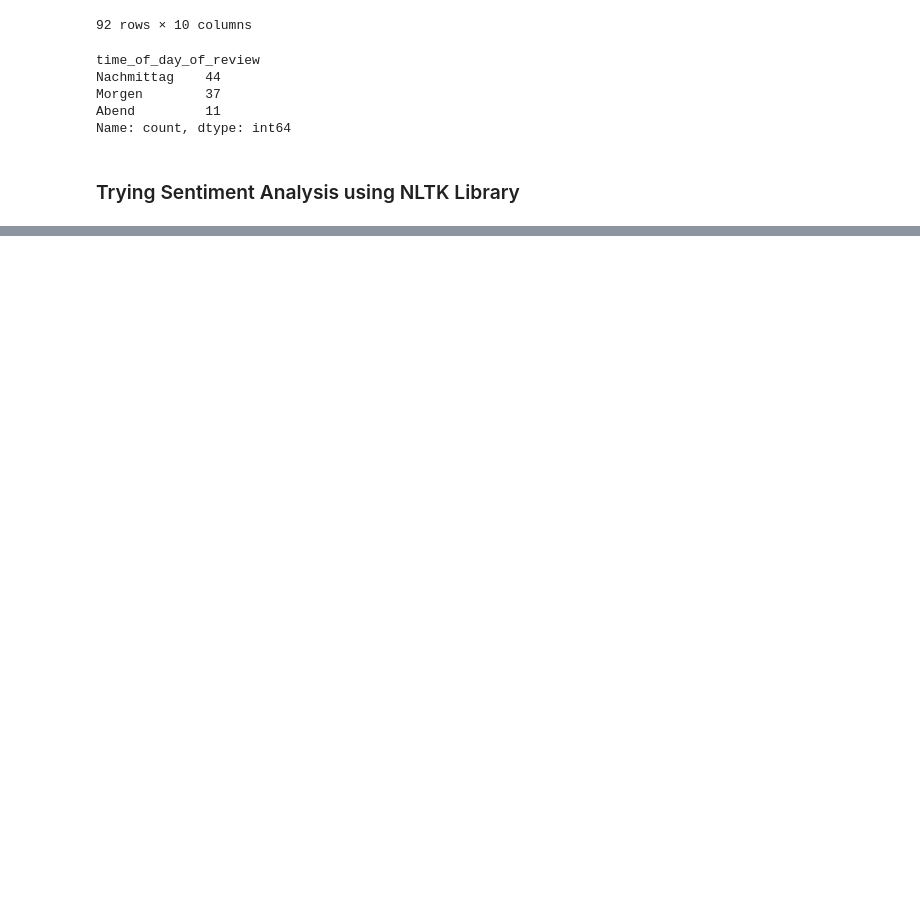
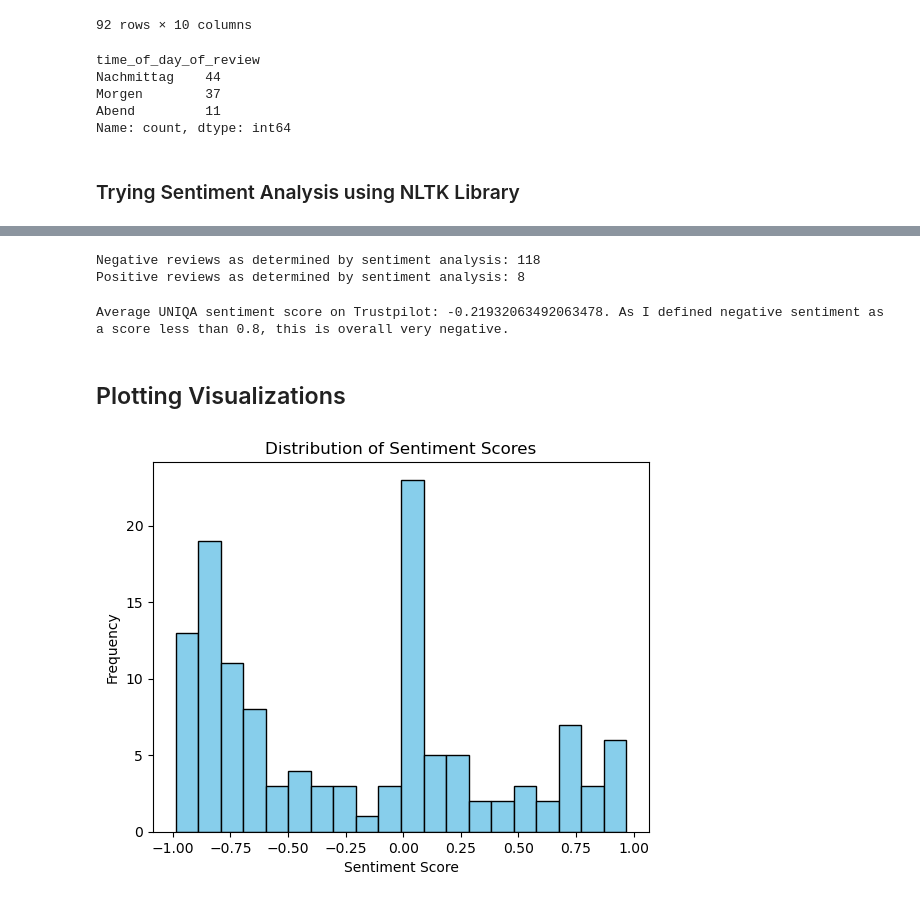
Before and after one commit to corinne167225/Capstone_UNIQA, a Jupyter notebook: Untitled.ipynb, the cells around one changed output, grey strips where cells are left out. Cells and saved outputs as stored; diff of their text form; code cells hidden in the pictures; blank space fills up the shorter version.

Commit message:
adding visualizations and sentiment analysis

```diff
--- a/Untitled.ipynb
+++ b/Untitled.ipynb
@@ -278,0 +266,28 @@ print(sentiment_score)
+# %%
+sentiment_results = []
+sentiment_scores = []
+
+#sentiment analysis
+from nltk.sentiment.vader import SentimentIntensityAnalyzer
+
+# Download the VADER lexicon
+#nltk.download('vader_lexicon')
+
+# Initialize the Sentiment Intensity Analyzer
+sia = SentimentIntensityAnalyzer()
+
+# Analyze sentiment for each translated review
+for review in translated_reviews:
+    # Get sentiment scores
+    scores = sia.polarity_scores(review)
+
+    # Classify sentiment based on the compound score
+    if scores['compound'] >= 0.8:
+        sentiment = 'positive'
+    else:
+        sentiment = 'negative'
+
+    sentiment_results.append(sentiment)
+    sentiment_scores.append(scores['compound'])
+
+    print(f"Review: {review}\nSentiment Score: {scores}\n Sentiment: {sentiment}\n")
@@ -278,0 +312,13 @@ print(sentiment_score)
+# %%
+print(f"Negative reviews as determined by sentiment analysis: {sentiment_results.count('negative')}")
+print(f"Positive reviews as determined by sentiment analysis: {sentiment_results.count('positive')}")
+# %% [output]
+Negative reviews as determined by sentiment analysis: 118
+Positive reviews as determined by sentiment analysis: 8
+# %%
+avg_sentiment = sum(sentiment_scores)/len(sentiment_scores)
+print(f"Average UNIQA sentiment score on Trustpilot: {avg_sentiment}. As I defined negative sentiment as a score less than 0.8, this is overall very negative.")
+# %% [output]
+Average UNIQA sentiment score on Trustpilot: -0.21932063492063478. As I defined negative sentiment as a score less than 0.8, this is overall very negative.
+# %% [markdown]
+## Plotting Visualizations
@@ -278,0 +327,14 @@ print(sentiment_score)
+# %%
+
+
+# List of sentiment scores (assuming you have the scores stored somewhere)
+#sentiment_scores = [score['compound'] for score in sentiment_results]
+
+# Plotting the distribution of sentiment scores
+plt.hist(sentiment_scores, bins=20, color='skyblue', edgecolor='black')
+plt.title('Distribution of Sentiment Scores')
+plt.xlabel('Sentiment Score')
+plt.ylabel('Frequency')
+plt.show()
+# %% [output]
+[figure, added]
```
Also changed, not shown: parts of 10 cells of this notebook.
